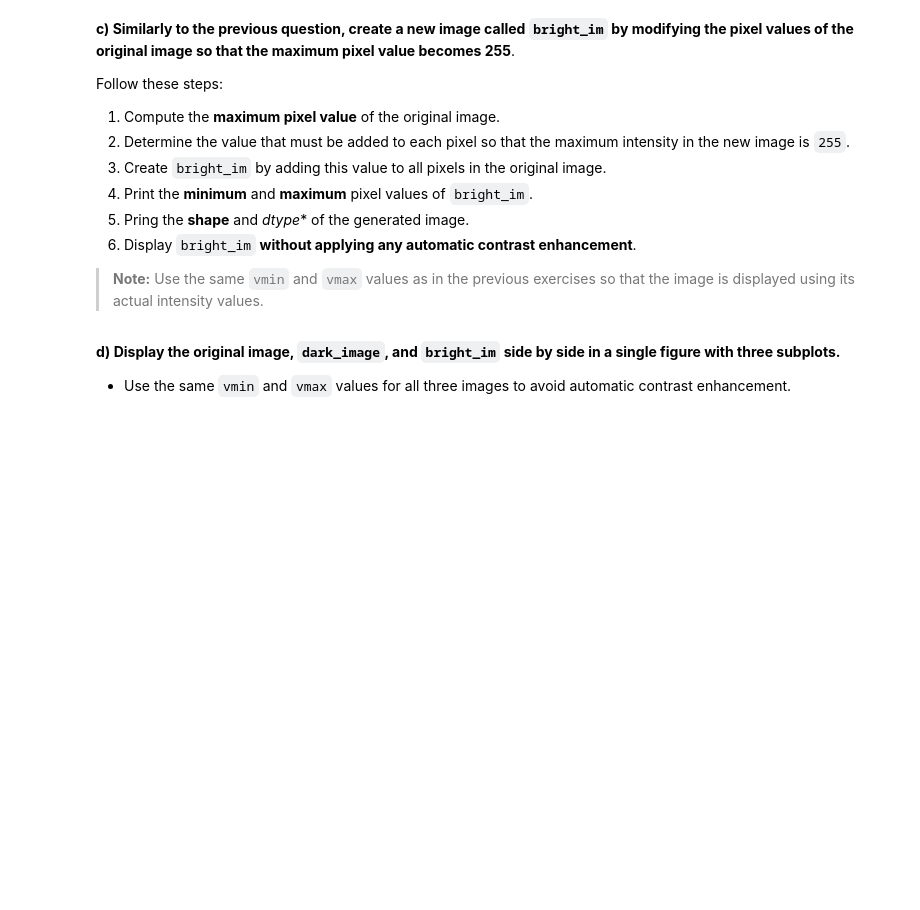
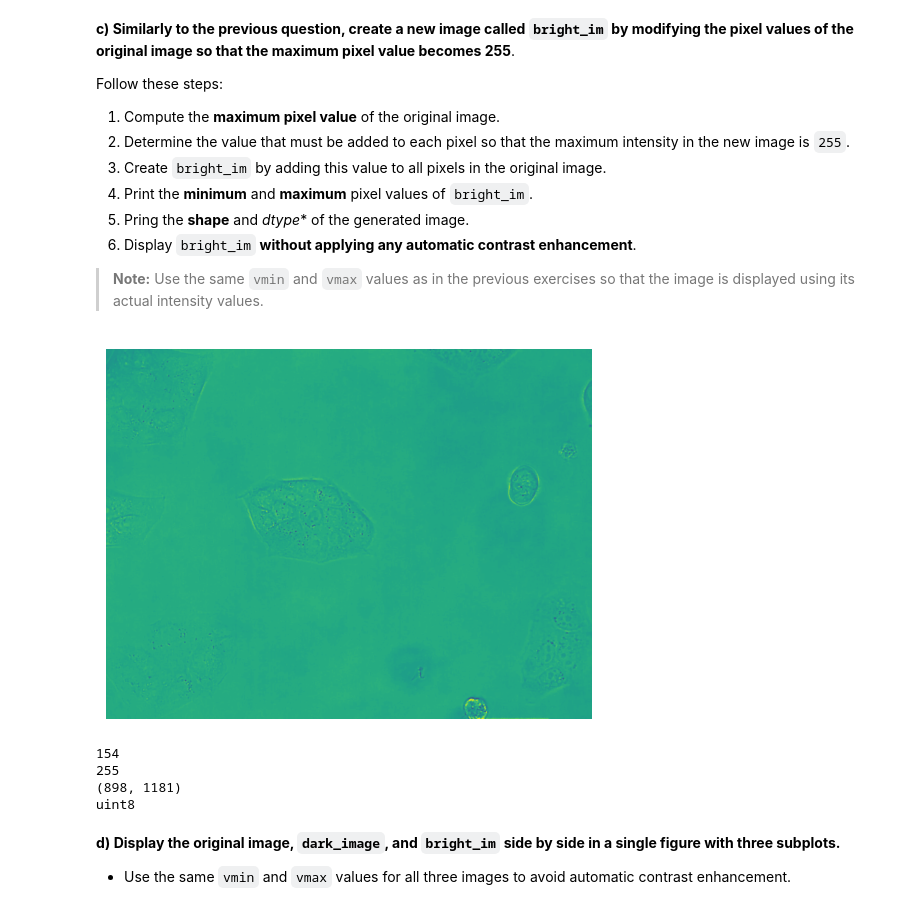
Before and after one commit to marcvergees/VA-P1, a Jupyter notebook: p1_material/2026_ComputerVision_P1.ipynb, the cells around one changed output. Drawn from its saved outputs; the diff is of its cells as text; code cells hidden in the pictures; blank space fills up the shorter version.

```diff
--- a/p1_material/2026_ComputerVision_P1.ipynb
+++ b/p1_material/2026_ComputerVision_P1.ipynb
@@ -439,3 +467,22 @@ Follow these steps:
+# %%
+max_value = img_cell.max()
+value_to_sum = 255-max_value
+bright_im = img_cell + value_to_sum
+
+plt.imshow(bright_im, vmin=154, vmax=255)
+# plt.imshow(dark_image)
+plt.axis('off')
+plt.show()
+print(bright_im.min())
+print(bright_im.max())
+print(bright_im.shape)
+print(bright_im.dtype)
+# %% [output]
+[figure, added]
+154
+255
+(898, 1181)
+uint8
 # %% [markdown]
 **d) Display the original image, `dark_image`, and `bright_im` side by side in a single figure with three subplots.**
 - Use the same `vmin` and `vmax` values for all three images to avoid automatic contrast enhancement.
```
Also changed, not shown: parts of 12 cells of this notebook.
